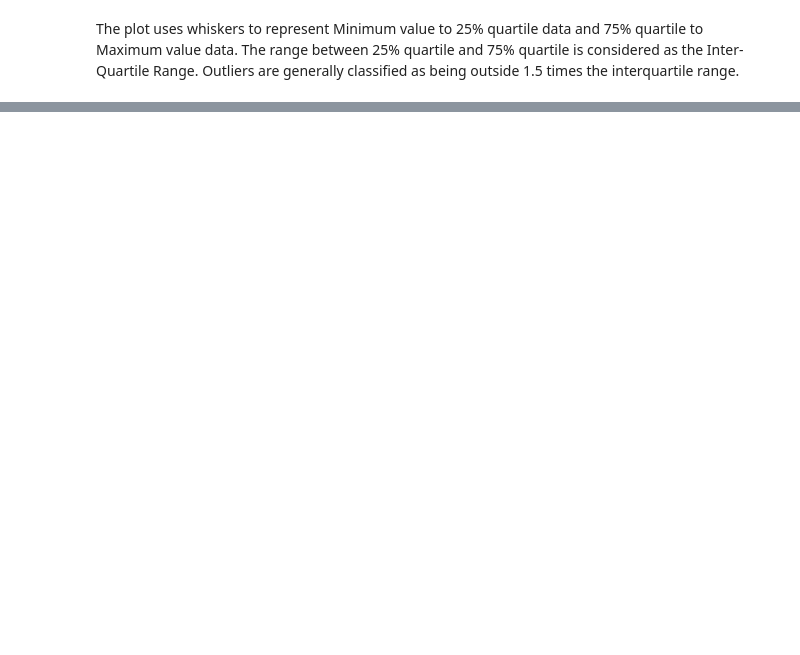
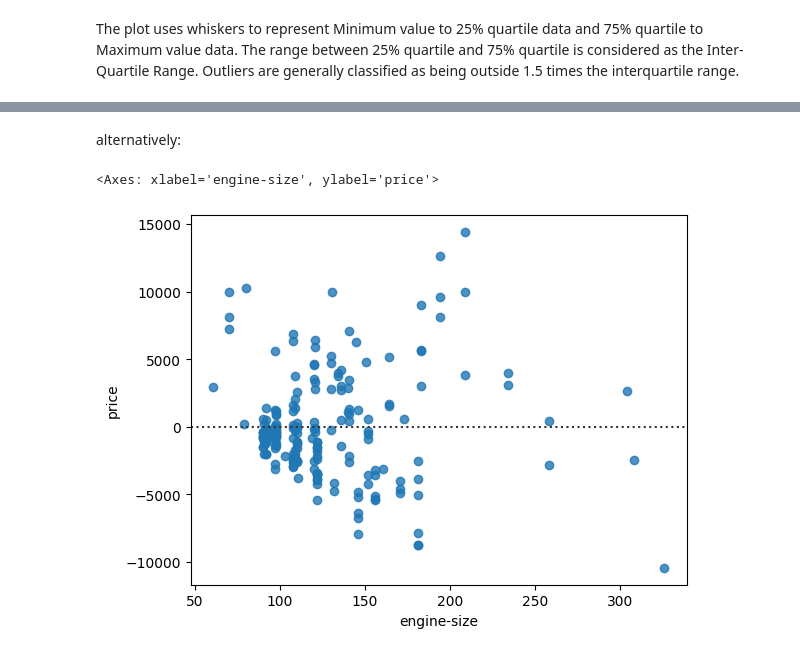
Before and after one commit to abadongutierrez/jabaddon-python-learning, a Jupyter notebook: data_analysis/exploratory_data_analysis/plots.ipynb, the cells around one changed output, grey strips where cells are left out. Drawn from its saved outputs; the diff is of its cells as text; code cells hidden in the pictures; blank space fills up the shorter version.

```diff
--- a/data_analysis/exploratory_data_analysis/plots.ipynb
+++ b/data_analysis/exploratory_data_analysis/plots.ipynb
@@ -109,0 +121,7 @@ The plot uses whiskers to represent Minimum value to 25% quartile data and 75% q
+# %% [markdown]
+alternatively:
+# %%
+sns.residplot(x=df['engine-size'], y=df['price'])
+# %% [output]
+<Axes: xlabel='engine-size', ylabel='price'>
+[figure, added]
```
Also changed, not shown: parts of 6 cells of this notebook, 9 other files.
